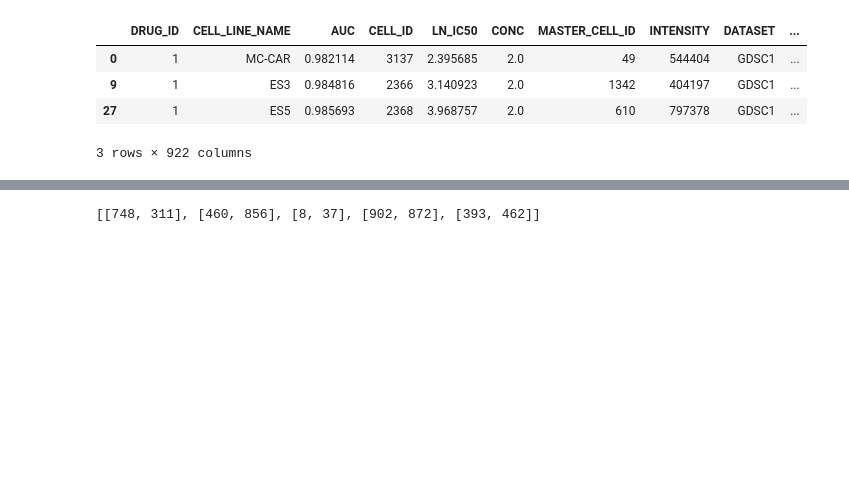
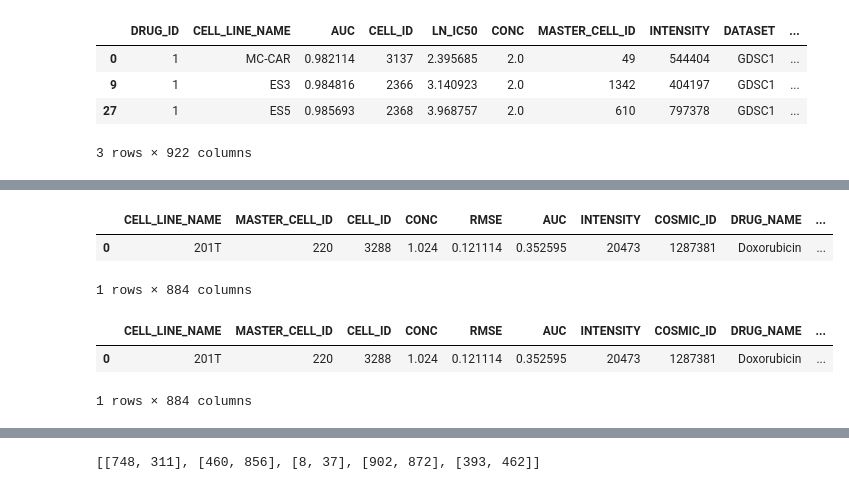
Before and after one commit to PeeteKeesel/gnn-for-drug-response-prediction, a Jupyter notebook: 07_Linking.ipynb, the cells around one changed output, grey strips where cells are left out. Saved outputs shown, nothing was run; the diff lists cells and outputs as text; code cells hidden in the pictures; blank space fills up the shorter version.

```diff
--- a/07_Linking.ipynb
+++ b/07_Linking.ipynb
@@ -592,0 +683,12 @@ CNV Picnic: (446521, 980)
+# %%
+cnv_gistic_example_row
+# %% [output]
+|  | CELL_LINE_NAME | MASTER_CELL_ID | CELL_ID | CONC | RMSE | AUC | INTENSITY | COSMIC_ID | DRUG_NAME | ... |
+| 0 | 201T | 220 | 3288 | 1.024 | 0.121114 | 0.352595 | 20473 | 1287381 | Doxorubicin | ... |
+1 rows × 884 columns
+# %%
+cnv_picnic_example_row
+# %% [output]
+|  | CELL_LINE_NAME | MASTER_CELL_ID | CELL_ID | CONC | RMSE | AUC | INTENSITY | COSMIC_ID | DRUG_NAME | ... |
+| 0 | 201T | 220 | 3288 | 1.024 | 0.121114 | 0.352595 | 20473 | 1287381 | Doxorubicin | ... |
+1 rows × 884 columns
```
Also changed, not shown: parts of 31 cells of this notebook, 4 other files.
